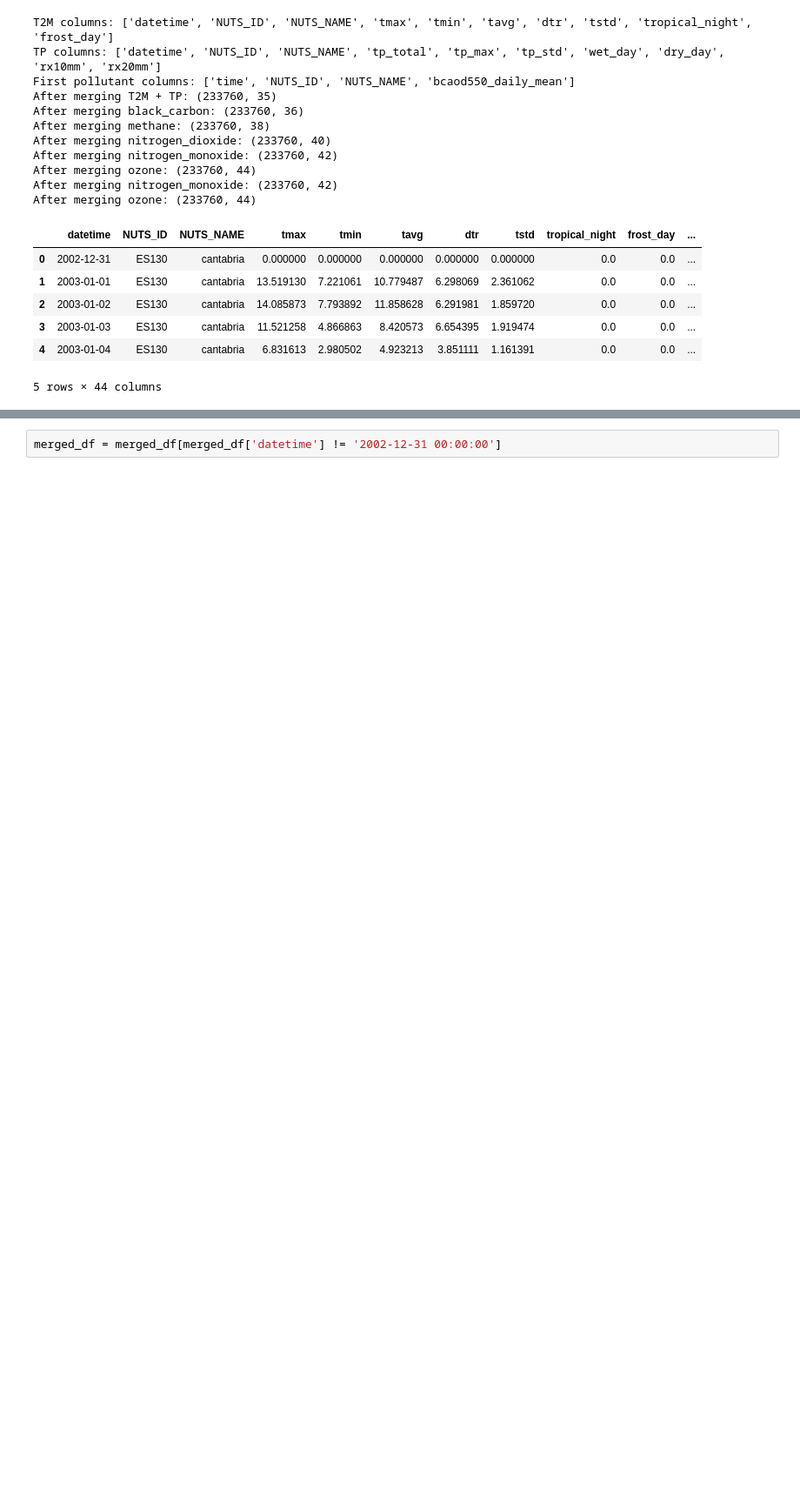
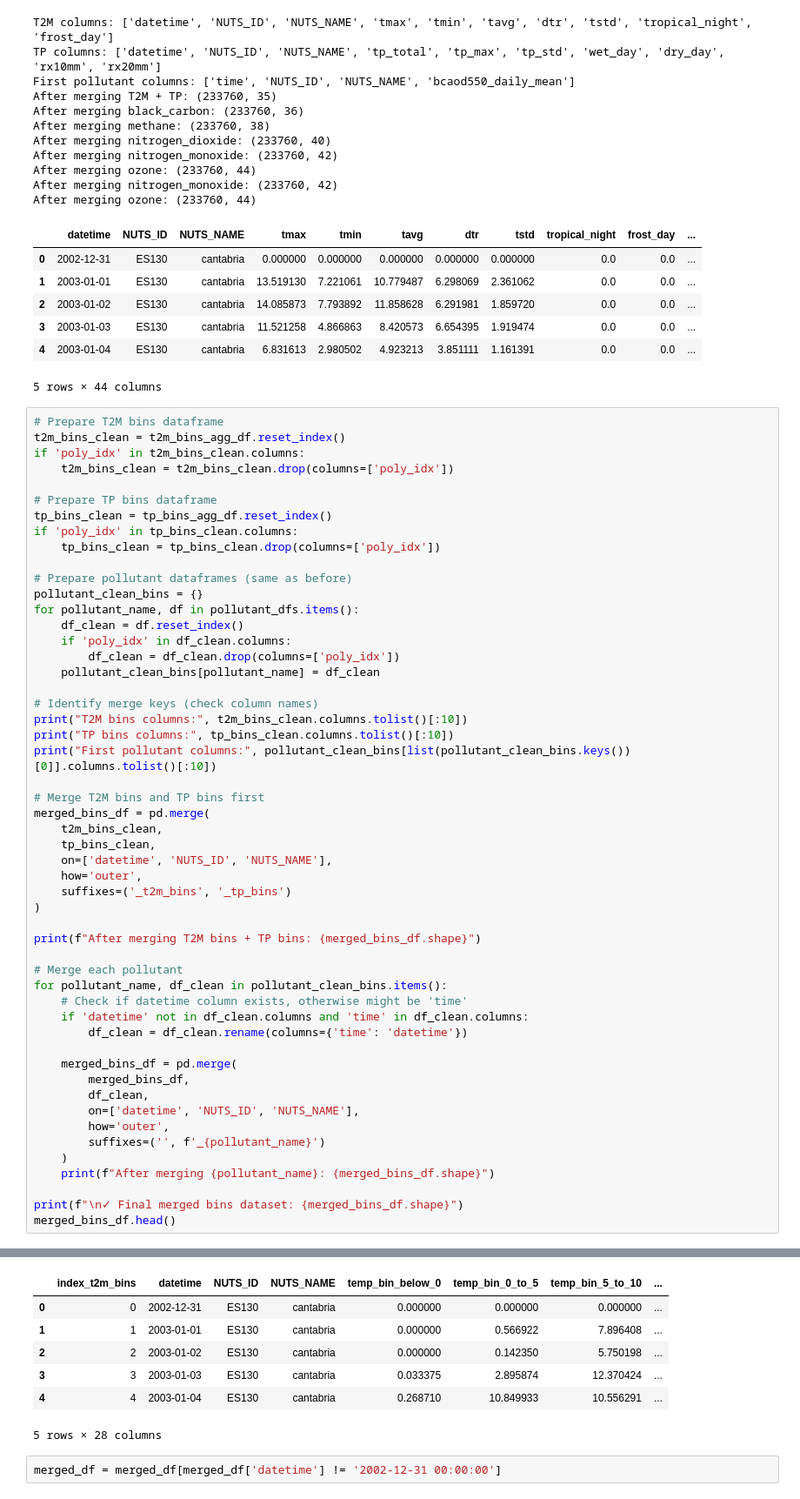
Before and after one commit to dhruv-pandit/climate-econometrics, a Jupyter notebook: countries/iberia/iberia_daily_clim_data.ipynb, the cells around one changed output, grey strips where cells are left out. Shown at 87% size. Cells and saved outputs as stored; diff of their text form; blank space fills up the shorter version.

```diff
--- a/countries/iberia/iberia_daily_clim_data.ipynb
+++ b/countries/iberia/iberia_daily_clim_data.ipynb
@@ -445,3 +639,56 @@ After merging ozone: (233760, 44)
 | 3 | 2003-01-03 | ES130 | cantabria | 11.521258 | 4.866863 | 8.420573 | 6.654395 | 1.919474 | 0.0 | 0.0 | ... |
 | 4 | 2003-01-04 | ES130 | cantabria | 6.831613 | 2.980502 | 4.923213 | 3.851111 | 1.161391 | 0.0 | 0.0 | ... |
 5 rows × 44 columns
+# %%
+# Prepare T2M bins dataframe
+t2m_bins_clean = t2m_bins_agg_df.reset_index()
+if 'poly_idx' in t2m_bins_clean.columns:
+    t2m_bins_clean = t2m_bins_clean.drop(columns=['poly_idx'])
+
+# Prepare TP bins dataframe
+tp_bins_clean = tp_bins_agg_df.reset_index()
+if 'poly_idx' in tp_bins_clean.columns:
+    tp_bins_clean = tp_bins_clean.drop(columns=['poly_idx'])
+
+# Prepare pollutant dataframes (same as before)
+pollutant_clean_bins = {}
+for pollutant_name, df in pollutant_dfs.items():
+    df_clean = df.reset_index()
+    if 'poly_idx' in df_clean.columns:
+        df_clean = df_clean.drop(columns=['poly_idx'])
+    pollutant_clean_bins[pollutant_name] = df_clean
+
+# Identify merge keys (check column names)
+print("T2M bins columns:", t2m_bins_clean.columns.tolist()[:10])
+print("TP bins columns:", tp_bins_clean.columns.tolist()[:10])
+print("First pollutant columns:", pollutant_clean_bins[list(pollutant_clean_bins.keys())[0]].columns.tolist()[:10])
+
+# Merge T2M bins and TP bins first
+merged_bins_df = pd.merge(
+    t2m_bins_clean,
+    tp_bins_clean,
+    on=['datetime', 'NUTS_ID', 'NUTS_NAME'],
+    how='outer',
+    suffixes=('_t2m_bins', '_tp_bins')
+)
+
+print(f"After merging T2M bins + TP bins: {merged_bins_df.shape}")
+
+# Merge each pollutant
+for pollutant_name, df_clean in pollutant_clean_bins.items():
+    # Check if datetime column exists, otherwise might be 'time'
+    if 'datetime' not in df_clean.columns and 'time' in df_clean.columns:
+        df_clean = df_clean.rename(columns={'time': 'datetime'})
+
+    merged_bins_df = pd.merge(
+        merged_bins_df,
+        df_clean,
+        on=['datetime', 'NUTS_ID', 'NUTS_NAME'],
+        how='outer',
+        suffixes=('', f'_{pollutant_name}')
+    )
+    print(f"After merging {pollutant_name}: {merged_bins_df.shape}")
+
+print(f"\n✓ Final merged bins dataset: {merged_bins_df.shape}")
+merged_bins_df.head()
+# %% [output]
@@ -448,2 +711,9 @@ After merging ozone: (233760, 44)
+|  | index_t2m_bins | datetime | NUTS_ID | NUTS_NAME | temp_bin_below_0 | temp_bin_0_to_5 | temp_bin_5_to_10 | ... |
+| 0 | 0 | 2002-12-31 | ES130 | cantabria | 0.000000 | 0.000000 | 0.000000 | ... |
+| 1 | 1 | 2003-01-01 | ES130 | cantabria | 0.000000 | 0.566922 | 7.896408 | ... |
+| 2 | 2 | 2003-01-02 | ES130 | cantabria | 0.000000 | 0.142350 | 5.750198 | ... |
+| 3 | 3 | 2003-01-03 | ES130 | cantabria | 0.033375 | 2.895874 | 12.370424 | ... |
+| 4 | 4 | 2003-01-04 | ES130 | cantabria | 0.268710 | 10.849933 | 10.556291 | ... |
+5 rows × 28 columns
 # %%
 merged_df = merged_df[merged_df['datetime'] != '2002-12-31 00:00:00']
```
Also changed, not shown: parts of 16 cells of this notebook, 2 other files.
